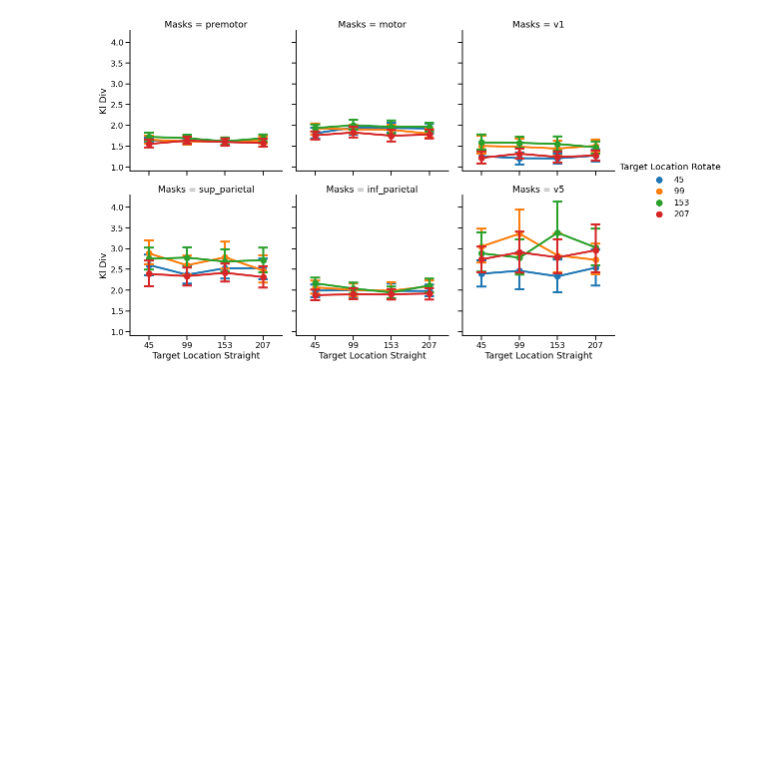
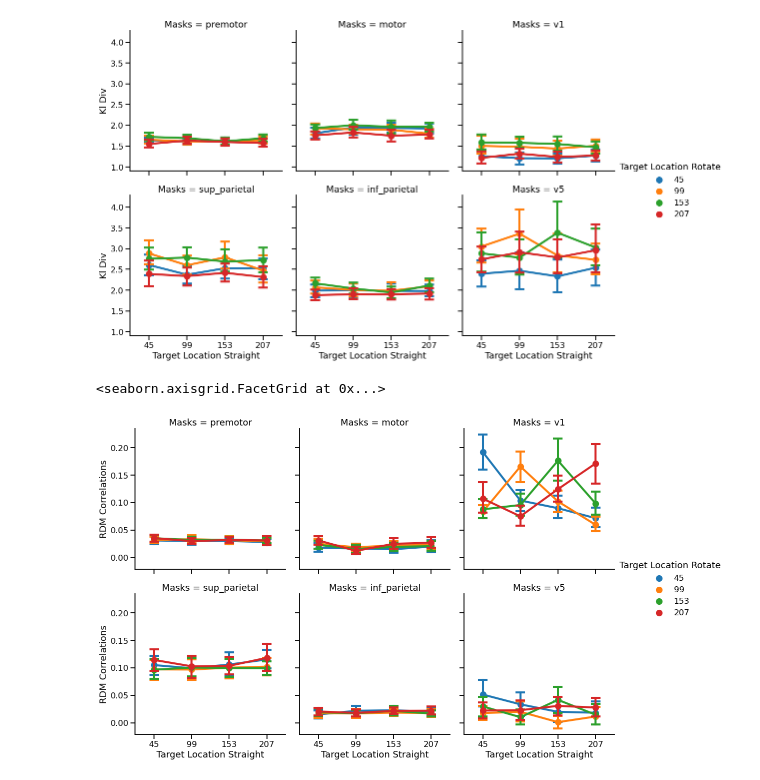
Before and after one commit to tejas-savalia/fmri_project, a Jupyter notebook: across_subjects_mvpa.ipynb, the cells around one changed output. Drawn from its saved outputs; the diff is of its cells as text; code cells hidden in the pictures; blank space fills up the shorter version.

Commit message:
plotted rdm correlations

```diff
--- a/across_subjects_mvpa.ipynb
+++ b/across_subjects_mvpa.ipynb
@@ -105,3 +89,14 @@ sns.catplot(x = 'Target Location Straight', y = 'Kl Div', hue = 'Target Location
 # %% [output]
 <seaborn.axisgrid.FacetGrid at 0x...>
 [figure]
+# %%
+rdm_corr_svm = pd.read_csv('rdm_corr_svm.csv').drop('Unnamed: 0', axis = 1)
+# %%
+sns.set_context('talk')
+sns.catplot(x = 'Target Location Straight', y = 'RDM Correlations', hue = 'Target Location Rotate', col = 'Masks',
+            data = rdm_corr_svm,
+            kind = 'point', capsize = 0.2, col_wrap=3
+           )
+# %% [output]
+<seaborn.axisgrid.FacetGrid at 0x...>
+[figure, added]
```
Also changed, not shown: parts of 1 cell of this notebook.
